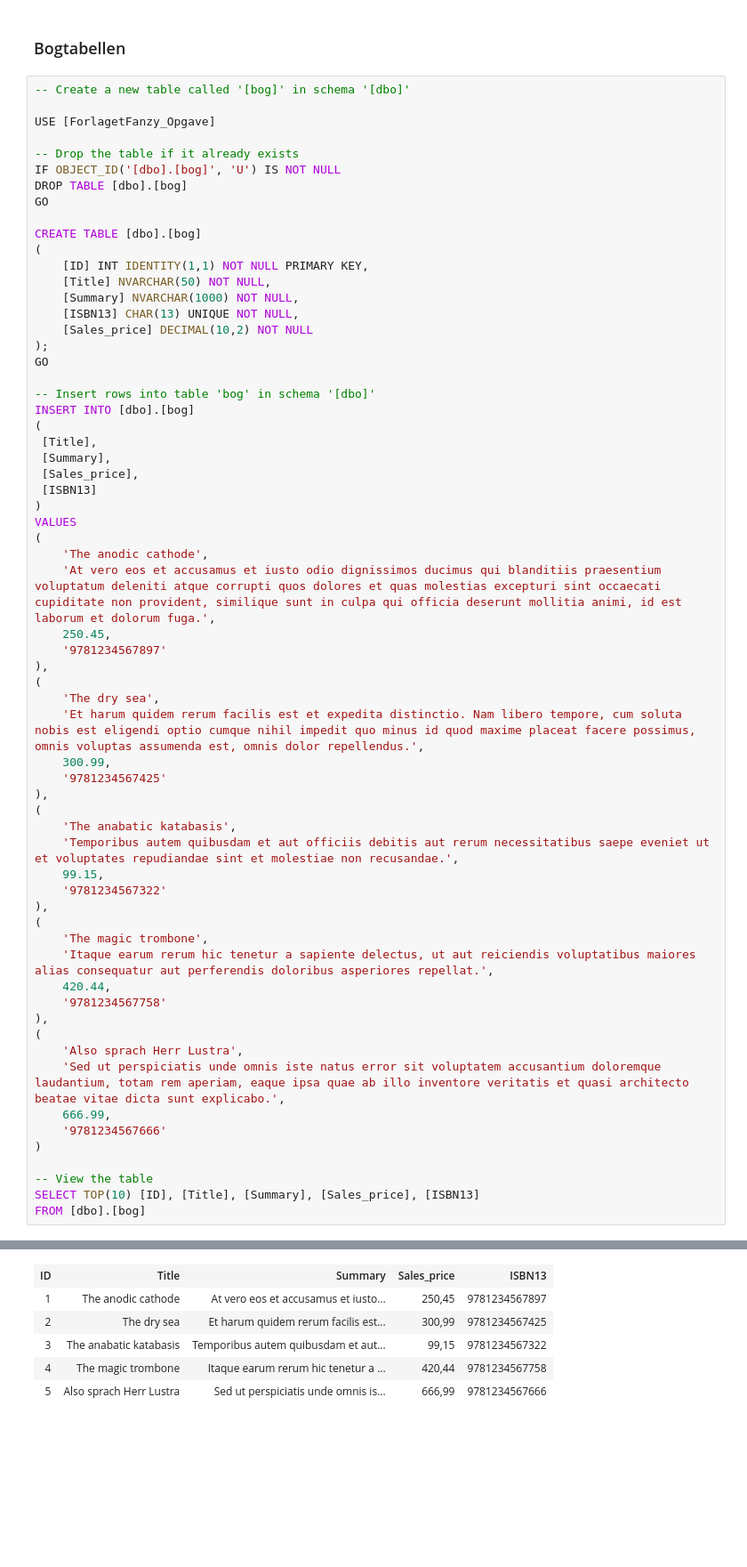
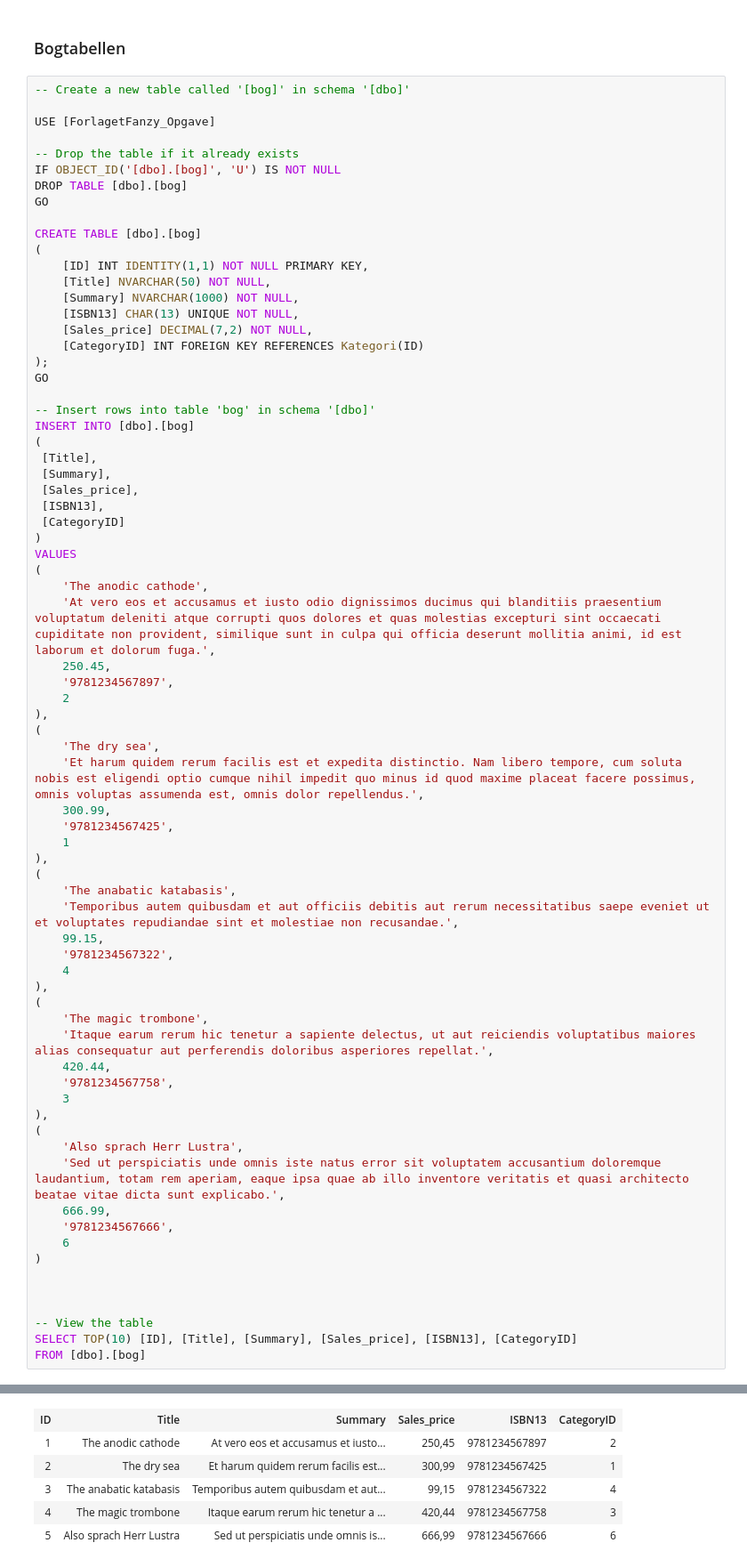
Before and after one commit to newton0182/SQLcourse, a Jupyter notebook: Dimitrios_Opgave_uge3_ForlagetFanzy.ipynb, the cells around one changed output, grey strips where cells are left out. Shown: that part at 89% size. Saved outputs shown, nothing was run; the diff lists cells and outputs as text; blank space fills up the shorter version.

```diff
--- a/Dimitrios_Opgave_uge3_ForlagetFanzy.ipynb
+++ b/Dimitrios_Opgave_uge3_ForlagetFanzy.ipynb
@@ -93,7 +177,8 @@ CREATE TABLE [dbo].[bog]
     [Title] NVARCHAR(50) NOT NULL,
     [Summary] NVARCHAR(1000) NOT NULL,
     [ISBN13] CHAR(13) UNIQUE NOT NULL,
-    [Sales_price] DECIMAL(10,2) NOT NULL
+    [Sales_price] DECIMAL(7,2) NOT NULL,
+    [CategoryID] INT FOREIGN KEY REFERENCES Kategori(ID)
 );
 GO
 
@@ -103,42 +188,50 @@ INSERT INTO [dbo].[bog]
  [Title],
  [Summary],
  [Sales_price],
- [ISBN13]
+ [ISBN13],
+ [CategoryID]
 )
 VALUES
 (
     'The anodic cathode',
     'At vero eos et accusamus et iusto odio dignissimos ducimus qui blanditiis praesentium voluptatum deleniti atque corrupti quos dolores et quas molestias excepturi sint occaecati cupiditate non provident, similique sunt in culpa qui officia deserunt mollitia animi, id est laborum et dolorum fuga.',
     250.45,
-    '9781234567897'
+    '9781234567897',
+    2
 ),
 (
     'The dry sea',
     'Et harum quidem rerum facilis est et expedita distinctio. Nam libero tempore, cum soluta nobis est eligendi optio cumque nihil impedit quo minus id quod maxime placeat facere possimus, omnis voluptas assumenda est, omnis dolor repellendus.',
     300.99,
-    '9781234567425'
+    '9781234567425',
+    1
 ),
 (
     'The anabatic katabasis',
     'Temporibus autem quibusdam et aut officiis debitis aut rerum necessitatibus saepe eveniet ut et voluptates repudiandae sint et molestiae non recusandae.',
     99.15,
-    '9781234567322'
+    '9781234567322',
+    4
 ),
 (
     'The magic trombone',
     'Itaque earum rerum hic tenetur a sapiente delectus, ut aut reiciendis voluptatibus maiores alias consequatur aut perferendis doloribus asperiores repellat.',
     420.44,
-    '9781234567758'
+    '9781234567758',
+    3
 ),
 (
     'Also sprach Herr Lustra',
     'Sed ut perspiciatis unde omnis iste natus error sit voluptatem accusantium doloremque laudantium, totam rem aperiam, eaque ipsa quae ab illo inventore veritatis et quasi architecto beatae vitae dicta sunt explicabo.',
     666.99,
-    '9781234567666'
+    '9781234567666',
+    6
 )
 
+
+
 -- View the table
-SELECT TOP(10) [ID], [Title], [Summary], [Sales_price], [ISBN13]
+SELECT TOP(10) [ID], [Title], [Summary], [Sales_price], [ISBN13], [CategoryID]
 FROM [dbo].[bog]
 # %% [output]
 Commands completed successfully.
@@ -149,6 +242,6 @@ Total execution time: 00:00:00.007
-| ID | Title | Summary | Sales_price | ISBN13 |
-| 1 | The anodic cathode | At vero eos et accusamus et iusto... | 250,45 | 9781234567897 |
-| 2 | The dry sea | Et harum quidem rerum facilis est... | 300,99 | 9781234567425 |
-| 3 | The anabatic katabasis | Temporibus autem quibusdam et aut... | 99,15 | 9781234567322 |
-| 4 | The magic trombone | Itaque earum rerum hic tenetur a ... | 420,44 | 9781234567758 |
-| 5 | Also sprach Herr Lustra | Sed ut perspiciatis unde omnis is... | 666,99 | 9781234567666 |
+| ID | Title | Summary | Sales_price | ISBN13 | CategoryID |
+| 1 | The anodic cathode | At vero eos et accusamus et iusto... | 250,45 | 9781234567897 | 2 |
+| 2 | The dry sea | Et harum quidem rerum facilis est... | 300,99 | 9781234567425 | 1 |
+| 3 | The anabatic katabasis | Temporibus autem quibusdam et aut... | 99,15 | 9781234567322 | 4 |
+| 4 | The magic trombone | Itaque earum rerum hic tenetur a ... | 420,44 | 9781234567758 | 3 |
+| 5 | Also sprach Herr Lustra | Sed ut perspiciatis unde omnis is... | 666,99 | 9781234567666 | 6 |
```
Also changed, not shown: parts of 14 cells of this notebook.
